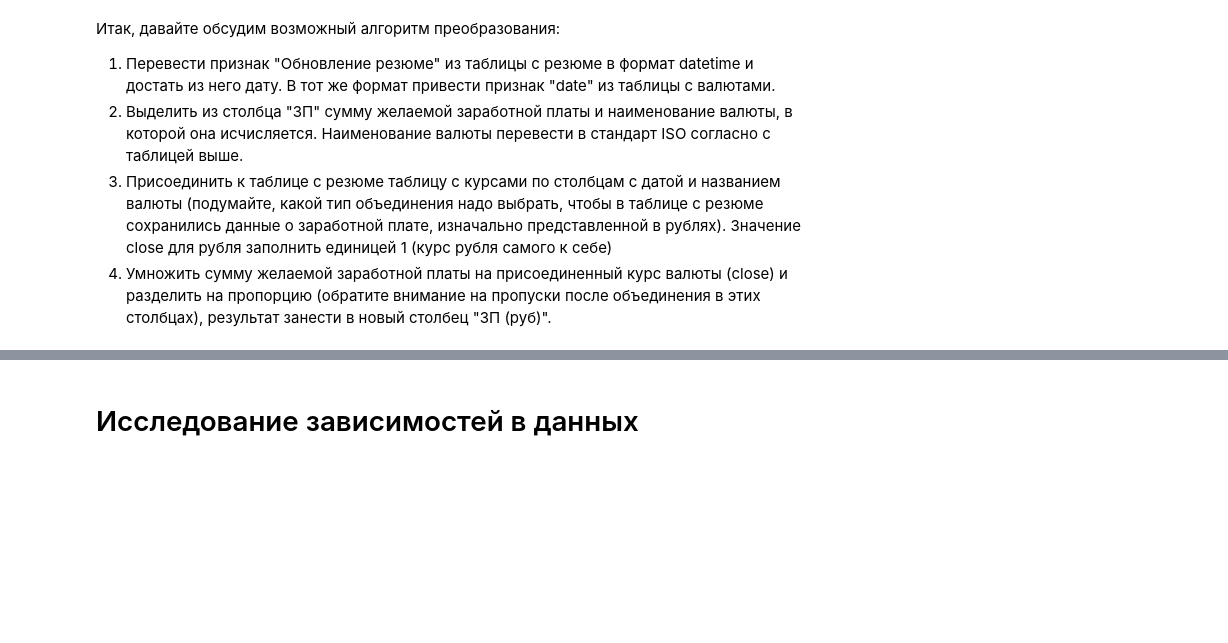
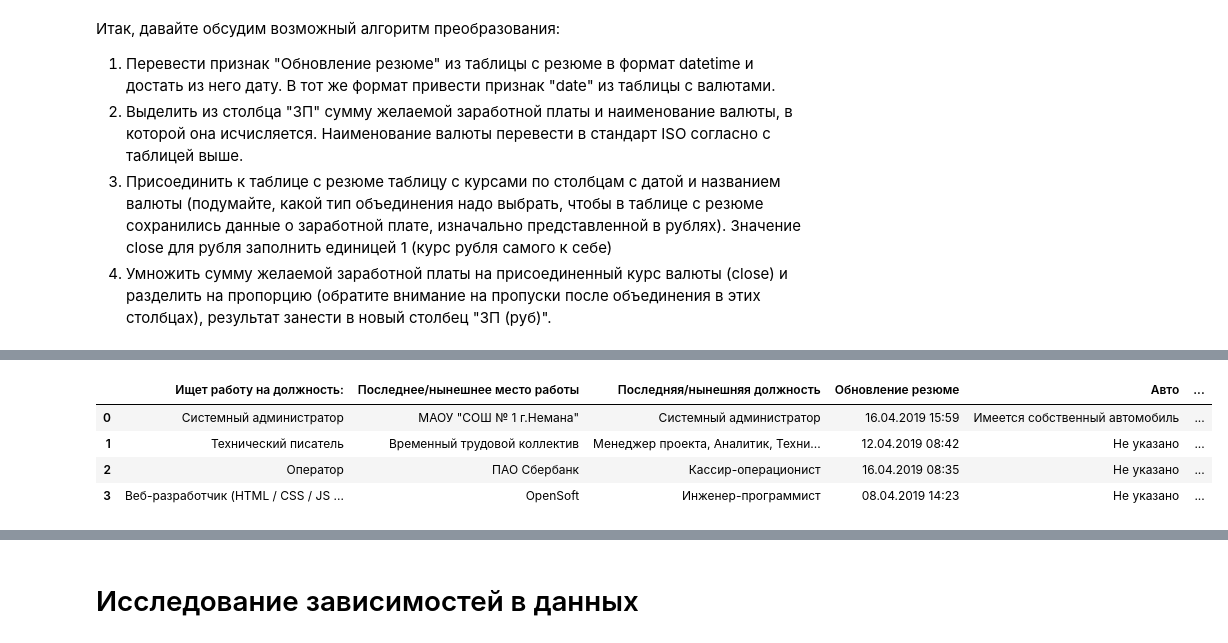
Before and after one commit to GalaFedorova/SkillFactory2, a Jupyter notebook: SF_DST/Project-1/Project_1_HeadHunter.ipynb, the cells around one changed output, grey strips where cells are left out. Saved outputs shown, nothing was run; the diff lists cells and outputs as text; code cells hidden in the pictures; blank space fills up the shorter version.

```diff
--- a/SF_DST/Project-1/Project_1_HeadHunter.ipynb
+++ b/SF_DST/Project-1/Project_1_HeadHunter.ipynb
@@ -91,10 +91,11 @@ def get_education (old_education):
     return 'среднее'
 
 hh_df['Образование']=hh_df['Образование и ВУЗ'].apply(get_education)
+hh_df['Образование']=hh_df['Образование'].astype('category') # преобразуем тип столбца
 # Проверка данных
 #display(hh_df['Образование'].value_counts())
 # удаление столбца
-#hh_df.drop(['Образование и ВУЗ'], axis=1, inplace=True)
+hh_df.drop(['Образование и ВУЗ'], axis=1, inplace=True)
 # Ответим на вопросы:
 print(hh_df['Образование'].value_counts()['среднее'],'соискателей имеет средний уровень образования (школьное образование)')
 # %% [output]
@@ -120,7 +121,7 @@ hh_df['Возраст']=hh_df['Пол, возраст'].apply(lambda x: np.int8(
 # Проверим полученные данные
 #display(hh_df['Возраст'].value_counts().index)
 # удаление столбца
-#hh_df.drop(['Пол, возраст'], axis=1, inplace=True)
+hh_df.drop(['Пол, возраст'], axis=1, inplace=True)
 # Ответим на вопросы:
 print(round(hh_df['Пол'].value_counts(normalize=True)['Ж']*100,2),'процентов женских резюме представлено в наших данных.')
 print('Средний возраст соискателей:',round(hh_df['Возраст'].mean(),2))
@@ -166,7 +167,7 @@ hh_df['Опыт работы (месяц)']=hh_df['Опыт работы'].apply
 #display(hh_df['Опыт работы (месяц)'].value_counts().describe())
 #display(hh_df.info())
 # удаление столбца
-#hh_df.drop(['Опыт работы'], axis=1, inplace=True)
+hh_df.drop(['Опыт работы'], axis=1, inplace=True)
 # Ответим на вопросы:
 print('Медианный опыт работы (в месяцах) в нашей таблице:',hh_df['Опыт работы (месяц)'].fillna(0).median())
 # %% [output]
@@ -212,8 +213,10 @@ cities = ['Москва','Санкт-Петербург','город-милли
 hh_df['Город'] = hh_df['Город, переезд, командировки'].apply(lambda x: x.split(',')[0].strip())
 hh_df['Город'] = hh_df['Город'].apply(lambda x: 'город-миллионник' if x in million_cities else x)
 hh_df['Город'] = hh_df['Город'].apply(lambda x: x if x in cities else 'другие')
-hh_df['Готовность к переезду'] = hh_df['Город, переезд, командировки'].apply(lambda x: False if (x.find('не готова к переезду') > 0) | (x.find('не готов к переезду') > 0) else True)
-hh_df['Готовность к командировкам'] = hh_df['Город, переезд, командировки'].apply(lambda x: False if (x.find('не готова к командировкам') > 0) | (x.find('не готов к командировкам') > 0) else True)
+hh_df['Город'] = hh_df['Город'].astype('category') # преобразуем тип столбца
+
+hh_df['Готовность к переезду'] = hh_df['Город, переезд, командировки'].apply(lambda x: (not x.find('не готова к переезду') > 0) & (not x.find('не готов к переезду') > 0))
+hh_df['Готовность к командировкам'] = hh_df['Город, переезд, командировки'].apply(lambda x: (not x.find('не готова к командировкам') > 0) & (not x.find('не готов к командировкам') > 0))
 #Проверим результат
 #display(hh_df['Город'].value_counts())
 #display(hh_df['Готовность к переезду'].value_counts())
@@ -221,7 +224,7 @@ hh_df['Готовность к командировкам'] = hh_df['Город,
 mask = hh_df['Готовность к переезду'] & hh_df['Готовность к командировкам']
 
 # удаление столбца
-#hh_df.drop(['Город, переезд, командировки'], axis=1, inplace=True)
+hh_df.drop(['Город, переезд, командировки'], axis=1, inplace=True)
 # Ответим на вопросы:
 print(round(hh_df['Город'].value_counts(normalize=True)['Санкт-Петербург']*100,0),'процентов соискателей живут в Санкт-Петербурге.')
 print(round(hh_df[mask]['Готовность к переезду'].value_counts()[0]/hh_df.shape[0]*100,0),'процентов соискателей готовы одновременно и к переездам, и к командировкам.')
@@ -281,4 +319,80 @@ print(round(hh_df[mask]['Готовность к переезду'].value_counts
 3. Присоединить к таблице с резюме таблицу с курсами по столбцам с датой и названием валюты (подумайте, какой тип объединения надо выбрать, чтобы в таблице с резюме сохранились данные о заработной плате, изначально представленной в рублях). Значение close для рубля заполнить единицей 1 (курс рубля самого к себе)
 4. Умножить сумму желаемой заработной платы на присоединенный курс валюты (close) и разделить на пропорцию (обратите внимание на пропуски после объединения в этих столбцах), результат занести в новый столбец "ЗП (руб)".
 # %%
-#ваш код здесь
+# 1. загрузка курсов валют
+curr_df=pd.read_csv('data/ExchangeRates.csv', sep=',')
+#display(curr_df.head())
+
+# даты заполнить
+hh_df['Дата'] = pd.to_datetime(hh_df['Обновление резюме'], dayfirst=True).dt.date
+#display(hh_df['Дата'].head())
+curr_df['date'] = pd.to_datetime(curr_df['date'], dayfirst=True).dt.date
+#display(curr_df['Дата'].head())
+
+# 2. выделить сумма зп и валюту
+hh_df['зарплата']=hh_df['ЗП'].apply(lambda x: int(x.split(' ')[0]))
+hh_df['валюта']=hh_df['ЗП'].apply(lambda x: x.split(' ')[1])
+# проверим
+#display(hh_df[['зарплата','ЗП','валюта']].head())
+# посмотрим на коды валют
+display(hh_df['валюта'].value_counts().index)
+display(curr_df['currency'].value_counts().index)
+# сделаем словарь для перекодировки валюты
+curr_curr = {'RUR':'руб.',
+             'KZT':'KZT',
+             'USD':'USD',
+             'BYN':'бел.руб.',
+             'EUR':'EUR',
+             'UAH':'грн.',
+             'UZS':'сум',
+             'KGS':'KGZ',
+             'AZN':'AZN'}
+#  перекодируем валюту в меньшей таблице
+curr_df['currency']=curr_df['currency'].apply(lambda x: curr_curr[x])
+# 3. Объединим таблицы
+hh_df = hh_df.merge(
+    curr_df[['currency','date','proportion','close']],
+    how = 'left',
+    left_on=['Дата', 'валюта'],
+    right_on=['date', 'currency']
+)
+
+# Заполним столбец close и proportion значением 1.0 для рубля
+mask = (hh_df['валюта'] == 'руб.')
+mask_c = (hh_df['валюта'] != 'руб.')
+hh_df.loc[mask,'close']= 1.0
+hh_df.loc[mask,'proportion'] = 1.0
+# проверим рубли и валюту
+#display(hh_df[mask].head())
+#display(hh_df[mask_c].head())
+
+# 4. Умножить сумму желаемой заработной платы на присоединенный курс
+# валюты (close) и разделить на пропорцию
+# (обратите внимание на пропуски после объединения в этих столбцах),
+# результат занести в новый столбец "ЗП (руб)"
+
+# посмотрим где NaN
+cols_null = hh_df.isnull().mean()
+cols_with_null = cols_null[cols_null>0].sort_values(ascending=False)
+display(cols_with_null)
+
+# скорее всего отсуствует курс каких то валют
+mask_na = (hh_df['proportion'].isnull())
+display(hh_df[mask_na]['валюта'].value_counts())
+# результат - 6 строк по валюте KGS
+hh_df['ЗП (руб)'] = hh_df['зарплата'] * hh_df['close'] / hh_df['proportion']
+
+# проверим, что NaN в тех же строках
+mask_na = (hh_df['ЗП (руб)'].isnull())
+display(hh_df[mask_na]['валюта'].value_counts())
+# результат - 6 строк по валюте KGS
+
+# удаление
+hh_df.drop(['зарплата','ЗП','Дата','валюта','currency','date','proportion','close'], axis=1, inplace=True)
+# посмотрим на итог
+display(hh_df.head(4))
+display(hh_df.info())
+
+# Ответим на вопросы:
+print(hh_df['ЗП (руб)'].fillna(0).median(),'желаемая медианная заработная плата соискателей в нашей таблице (в рублях)')
+# %% [output]
@@ -284,0 +413,5 @@ print(round(hh_df[mask]['Готовность к переезду'].value_counts
+|  | Ищет работу на должность: | Последнее/нынешнее место работы | Последняя/нынешняя должность | Обновление резюме | Авто | ... |
+| 0 | Системный администратор | МАОУ "СОШ № 1 г.Немана" | Системный администратор | 16.04.2019 15:59 | Имеется собственный автомобиль | ... |
+| 1 | Технический писатель | Временный трудовой коллектив | Менеджер проекта, Аналитик, Техни... | 12.04.2019 08:42 | Не указано | ... |
+| 2 | Оператор | ПАО Сбербанк | Кассир-операционист | 16.04.2019 08:35 | Не указано | ... |
+| 3 | Веб-разработчик (HTML / CSS / JS ... | OpenSoft | Инженер-программист | 08.04.2019 14:23 | Не указано | ... |
```
Also changed, not shown: parts of 6 cells of this notebook, 6 other files.
